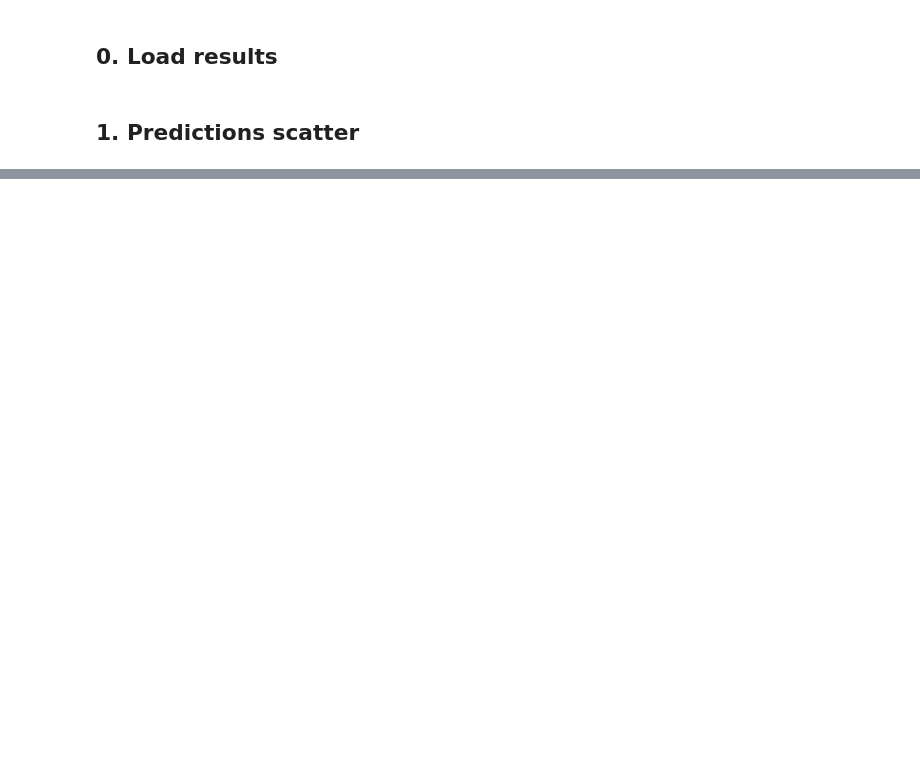
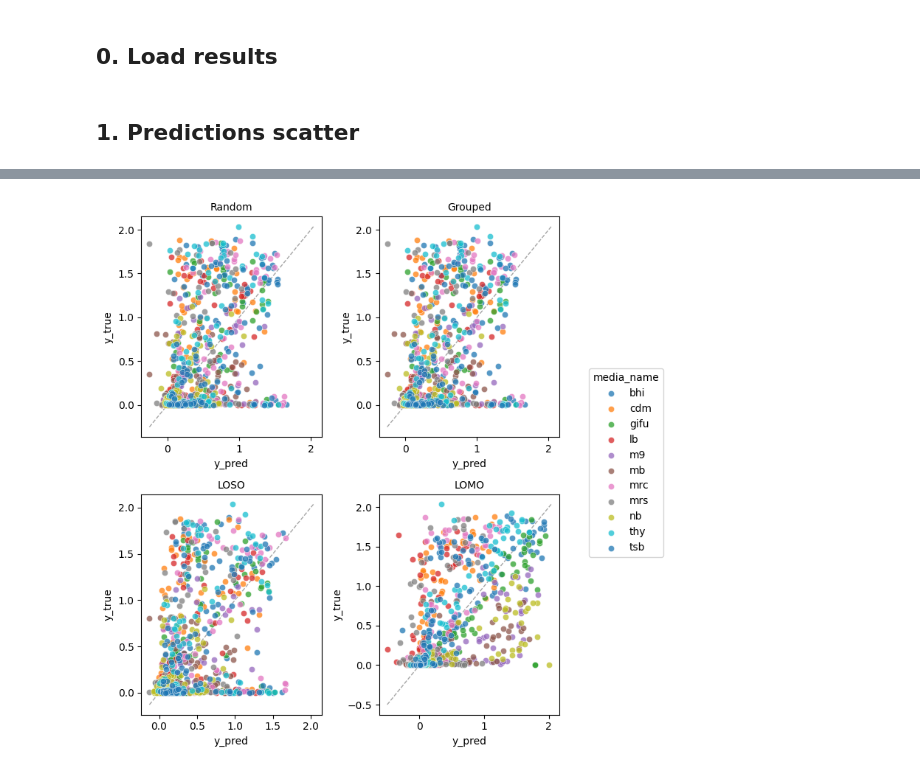
Before and after one commit to lyach/MAPLe, a Jupyter notebook: notebooks/04_modeling_results.ipynb, the cells around one changed output, grey strips where cells are left out. Saved outputs shown, nothing was run; the diff lists cells and outputs as text; code cells hidden in the pictures; blank space fills up the shorter version.

```diff
--- a/notebooks/04_modeling_results.ipynb
+++ b/notebooks/04_modeling_results.ipynb
@@ -34,0 +57,8 @@ fig = plot_scatter_predictions([xgb_random, xgb_grouped, xgb_loso, xgb_lomo], "s
+# %%
+from src.modeling.plots import plot_scatter_predictions
+
+fig = plot_scatter_predictions([xgb_random, xgb_grouped, xgb_loso, xgb_lomo],
+                               titles=["Random", "Grouped", "LOSO", "LOMO"],
+                               color_by="media_name")
+# %% [output]
+[figure, added]
```
Also changed, not shown: parts of 6 cells of this notebook, 1 other file.
